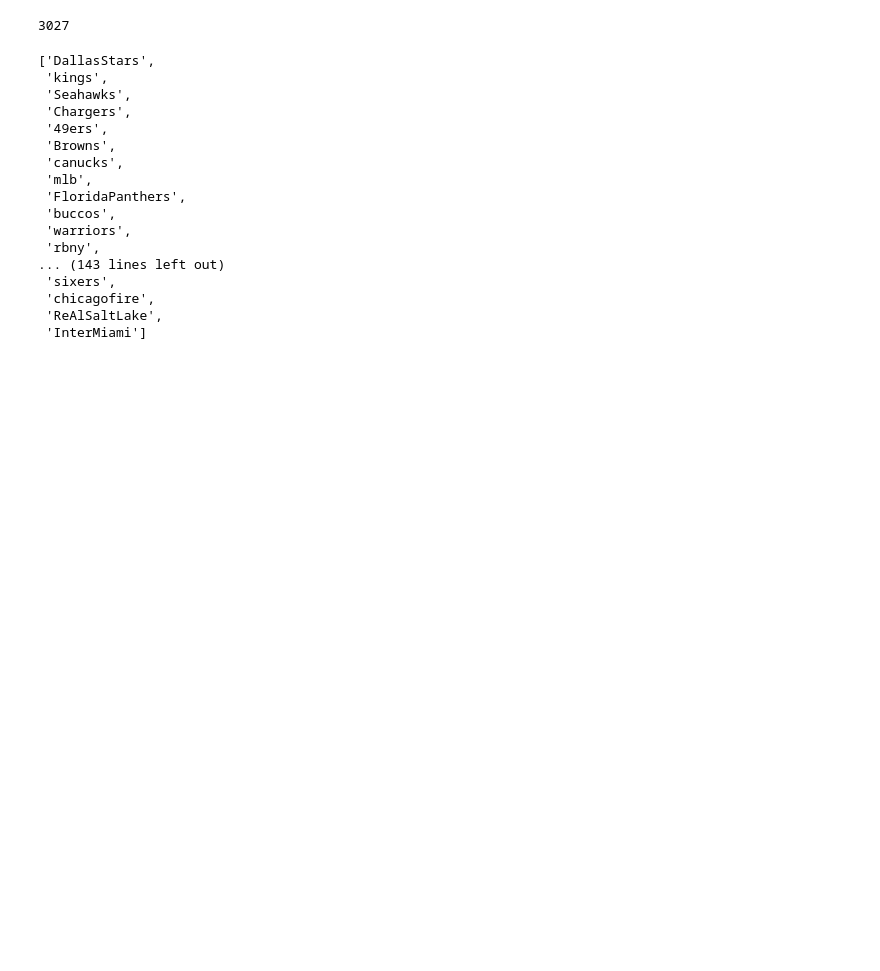
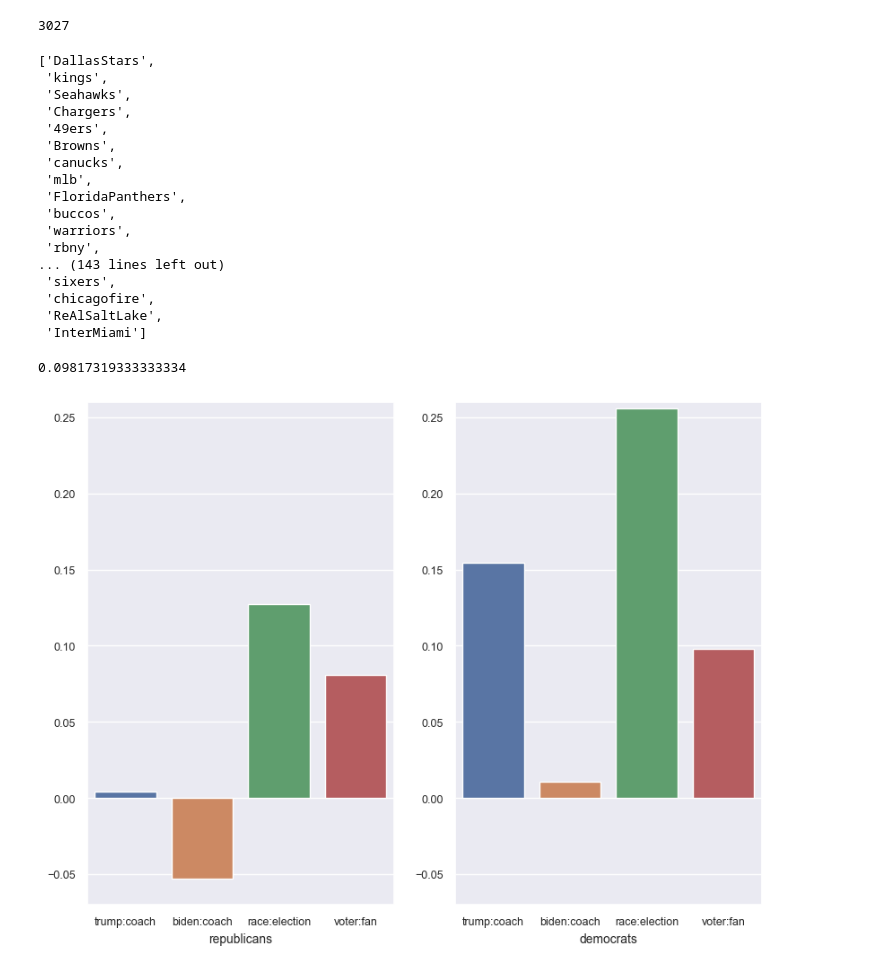
Before and after one commit to tatami-galaxy/sports-language-in-politics, a Jupyter notebook: experiments/notebooks/analogies_word2vec.ipynb, the cells around one changed output. Saved outputs shown, nothing was run; the diff lists cells and outputs as text; code cells hidden in the pictures; blank space fills up the shorter version.

```diff
--- a/experiments/notebooks/analogies_word2vec.ipynb
+++ b/experiments/notebooks/analogies_word2vec.ipynb
@@ -361,0 +369,42 @@ df['subreddit'].unique().to_list()
+# %%
+(0.17199346 + 0.14530016 + -0.02277404) / 3
+# %% [output]
+0.09817319333333334
+# %%
+# Conservative, The_Donald, AskTrumpSupporters
+rep_dict = {
+    'trump:coach': 0.004411534000000002,
+    'biden:coach': -0.053138392666666666,
+    'race:election': 0.12757178666666666,
+    'voter:fan': 0.08110797403333334,
+}
+
+# democrats, JoeBiden, AskALiberal
+dem_dict = {
+    'trump:coach': 0.15432047666666668,
+    'biden:coach': 0.010966782066666667,
+    'race:election': 0.25565977666666667,
+    'voter:fan': 0.09817319333333334,
+}
+
+rep_df = pl.DataFrame(rep_dict)
+dem_df = pl.DataFrame(dem_dict)
+# %%
+sns.set(rc={'figure.figsize':(9.7,7.27)})
+# %%
+f, axes = plt.subplots(1, 2)
+a = sns.barplot(data=rep_df.to_pandas(), orient='v' , ax=axes[0])
+b = sns.barplot(data=dem_df.to_pandas(), orient='v' , ax=axes[1])
+
+a.tick_params(labelsize=9)
+b.tick_params(labelsize=9)
+
+a.set_xlabel("republicans",fontsize=10)
+b.set_xlabel("democrats",fontsize=10)
+
+a.set(ylim=(-0.07, 0.260))
+b.set(ylim=(-0.07, 0.260))
+
+plt.show()
+# %% [output]
+[figure, added]
```
Also changed, not shown: parts of 6 cells of this notebook, 4 other files.
